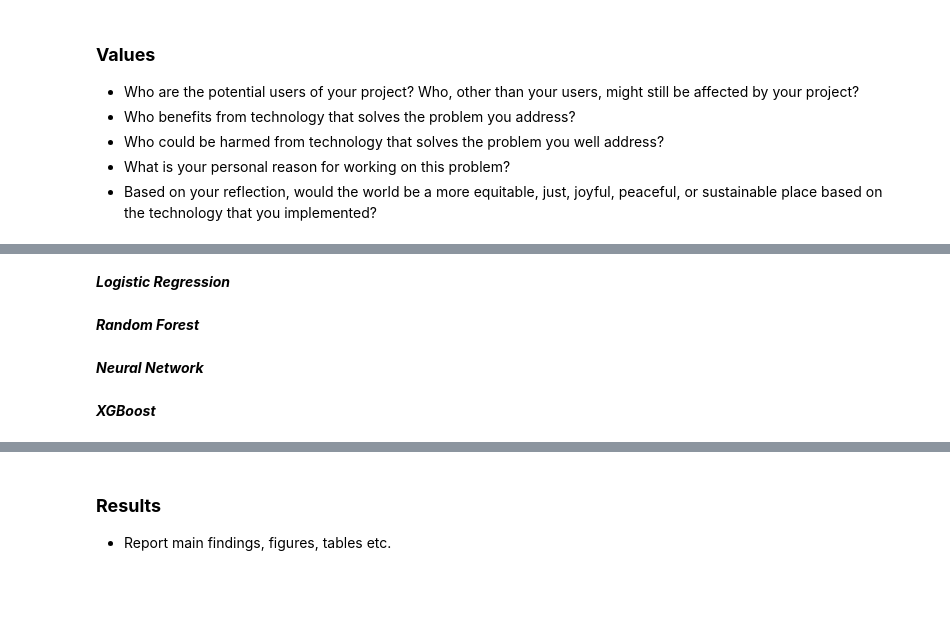
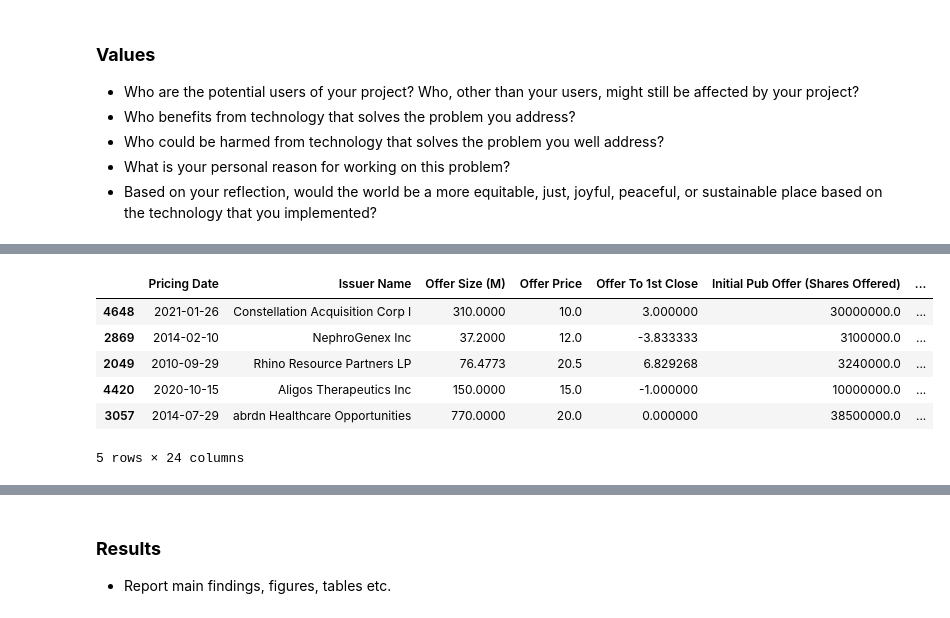
Before and after one commit to A-Kester/ipologists, a Jupyter notebook: report.ipynb, the cells around one changed output, grey strips where cells are left out. Cells and saved outputs as stored; diff of their text form; code cells hidden in the pictures; blank space fills up the shorter version.

```diff
--- a/report.ipynb
+++ b/report.ipynb
@@ -44,8 +47,10 @@ risk = pd.read_csv('data/final/dataset_with_risk.csv')
-# %% [markdown]
-***Logistic Regression***
-# %% [markdown]
-***Random Forest***
-# %% [markdown]
-***Neural Network***
-# %% [markdown]
-***XGBoost***
+# %%
+full.sample(n=5)
+# %% [output]
+|  | Pricing Date | Issuer Name | Offer Size (M) | Offer Price | Offer To 1st Close | Initial Pub Offer (Shares Offered) | ... |
+| 4648 | 2021-01-26 | Constellation Acquisition Corp I | 310.0000 | 10.0 | 3.000000 | 30000000.0 | ... |
+| 2869 | 2014-02-10 | NephroGenex Inc | 37.2000 | 12.0 | -3.833333 | 3100000.0 | ... |
+| 2049 | 2010-09-29 | Rhino Resource Partners LP | 76.4773 | 20.5 | 6.829268 | 3240000.0 | ... |
+| 4420 | 2020-10-15 | Aligos Therapeutics Inc | 150.0000 | 15.0 | -1.000000 | 10000000.0 | ... |
+| 3057 | 2014-07-29 | abrdn Healthcare Opportunities | 770.0000 | 20.0 | 0.000000 | 38500000.0 | ... |
+5 rows × 24 columns
```
Also changed, not shown: parts of 15 cells of this notebook, 2 other files.
